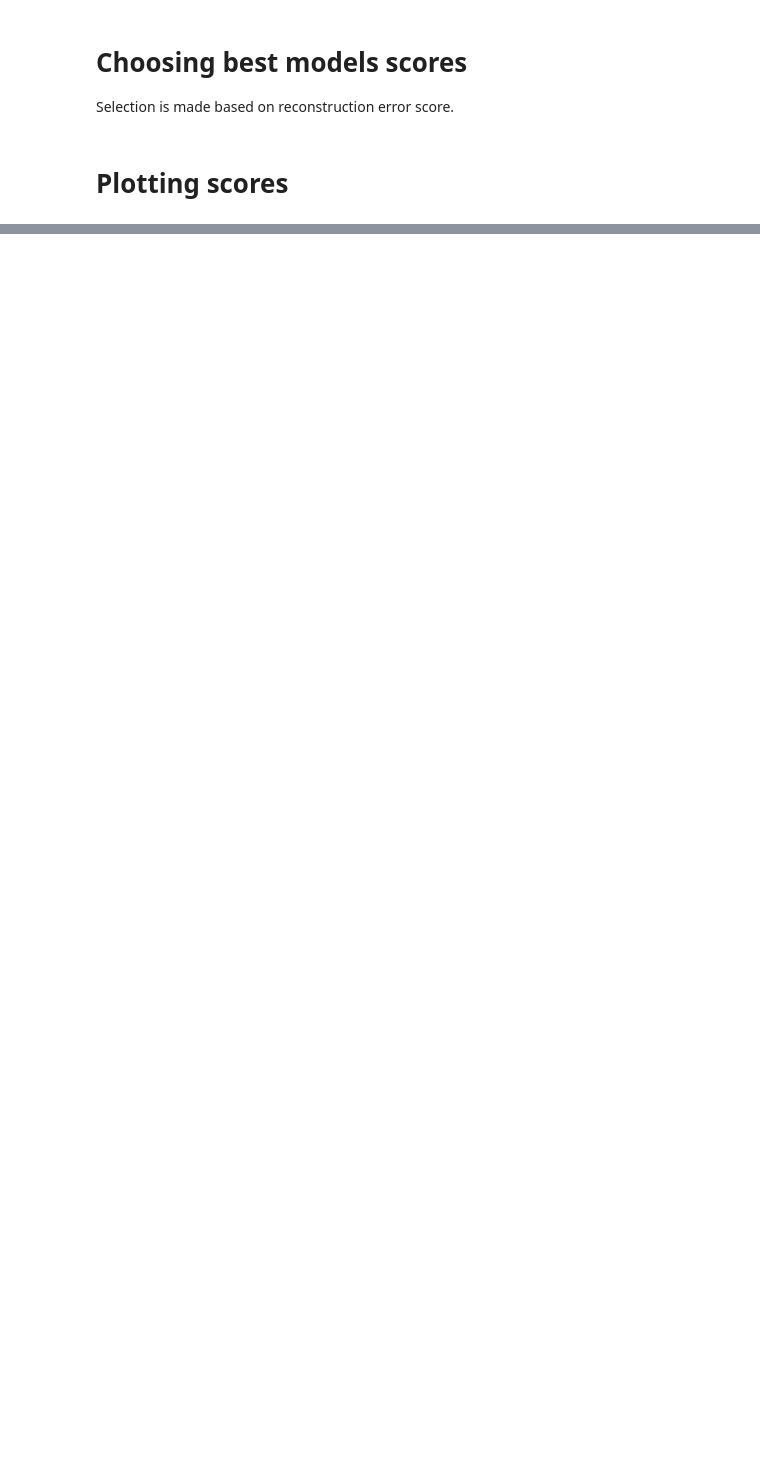
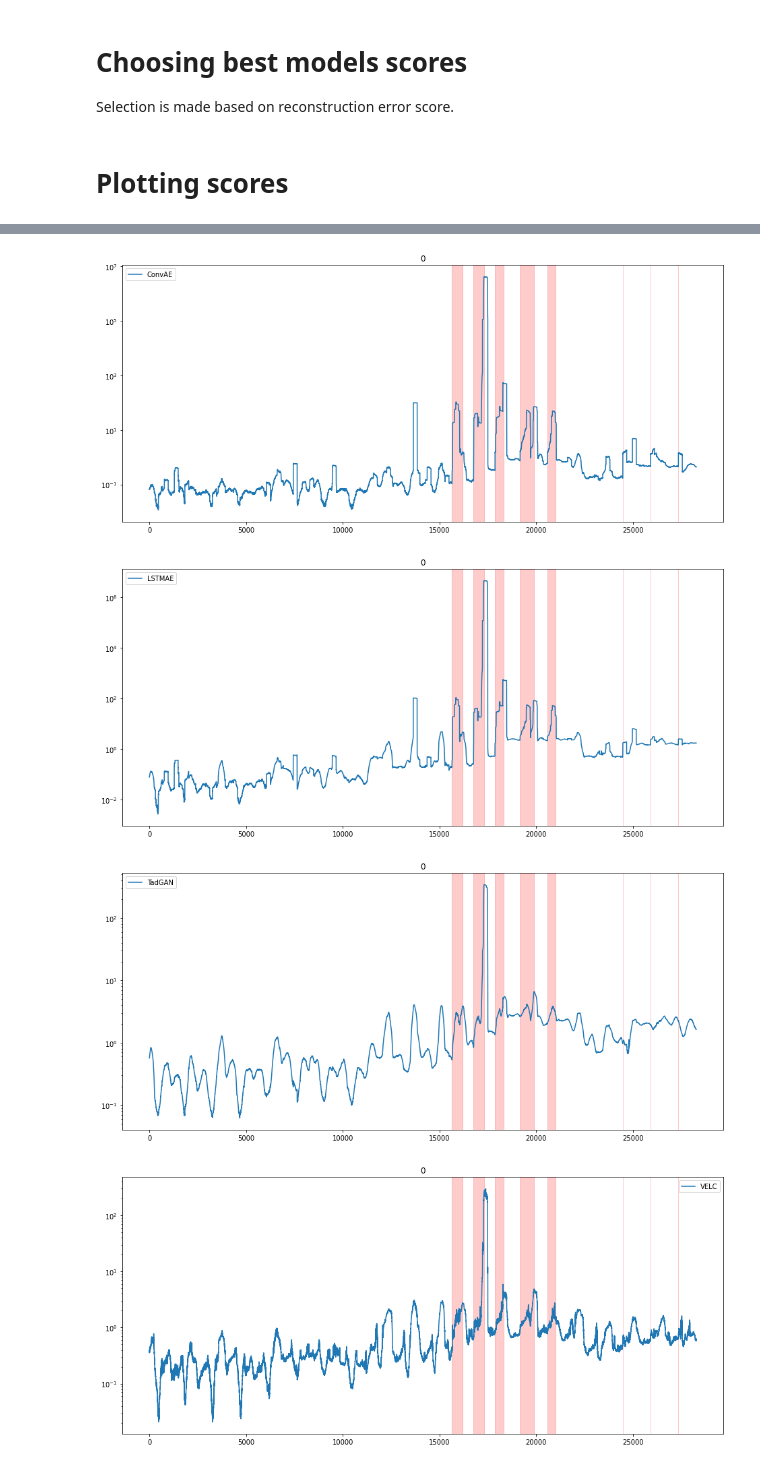
Before and after one commit to Stashq/TS-Forecasting, a Jupyter notebook: notebooks/a_scores_th_finding.ipynb, the cells around one changed output, grey strips where cells are left out. Saved outputs shown, nothing was run; the diff lists cells and outputs as text; code cells hidden in the pictures; blank space fills up the shorter version.

```diff
--- a/notebooks/a_scores_th_finding.ipynb
+++ b/notebooks/a_scores_th_finding.ipynb
@@ -108,0 +202,3 @@ def load_np_scores(models_info: dict, ds_name: str, test: bool = True):
+# %%
+anom_ranges = get_cls_ids_ranges(
+    pd.Index(range(len(m_1_1_point_cls))), m_1_1_point_cls, shift=-199)
@@ -108,0 +209,11 @@ def load_np_scores(models_info: dict, ds_name: str, test: bool = True):
+# %%
+for m_cls in m_1_1_scores:
+    plot_dataset(
+        {m_cls: m_1_1_scores[m_cls]}, anoms_vrects=anom_ranges,
+        figsize=(16, 7), yscale='log'
+    );
+# %% [output]
+[figure, added]
+[figure, added]
+[figure, added]
+[figure, added]
```
Also changed, not shown: parts of 112 cells of this notebook, 4 other files.
